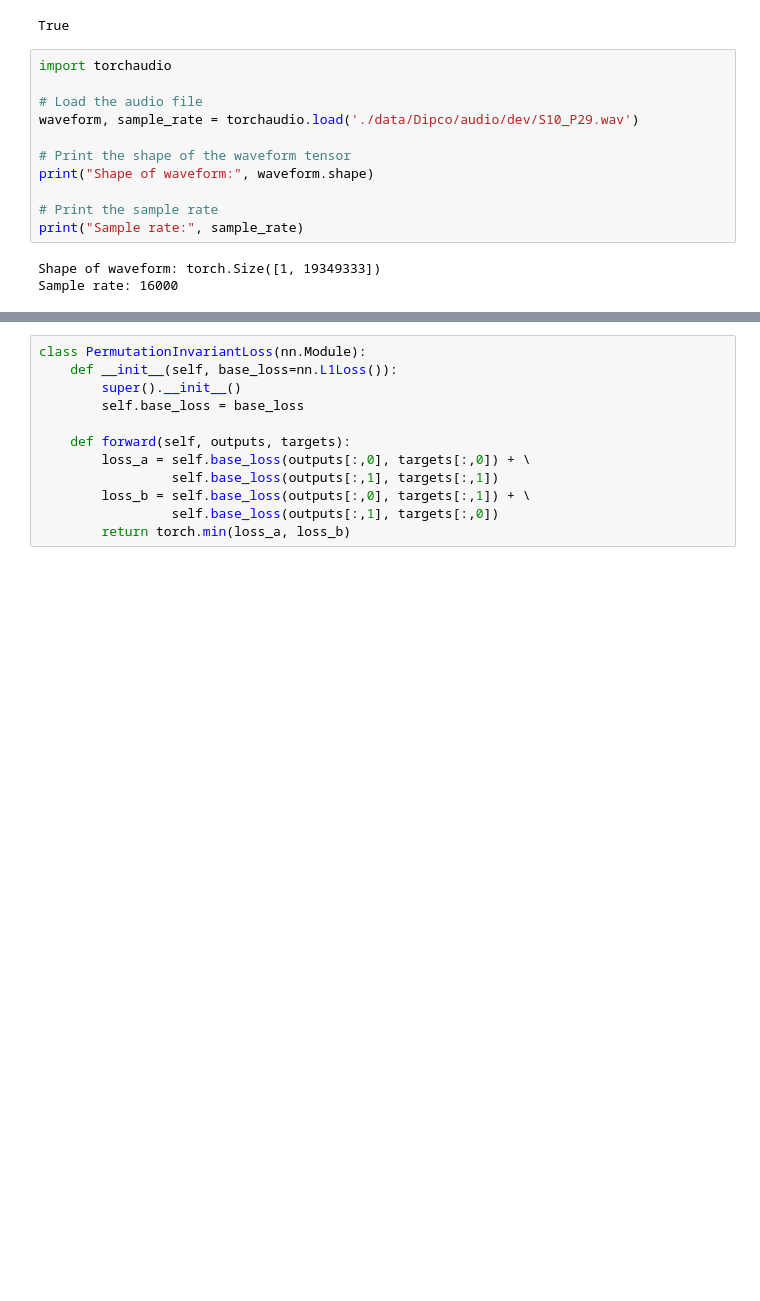
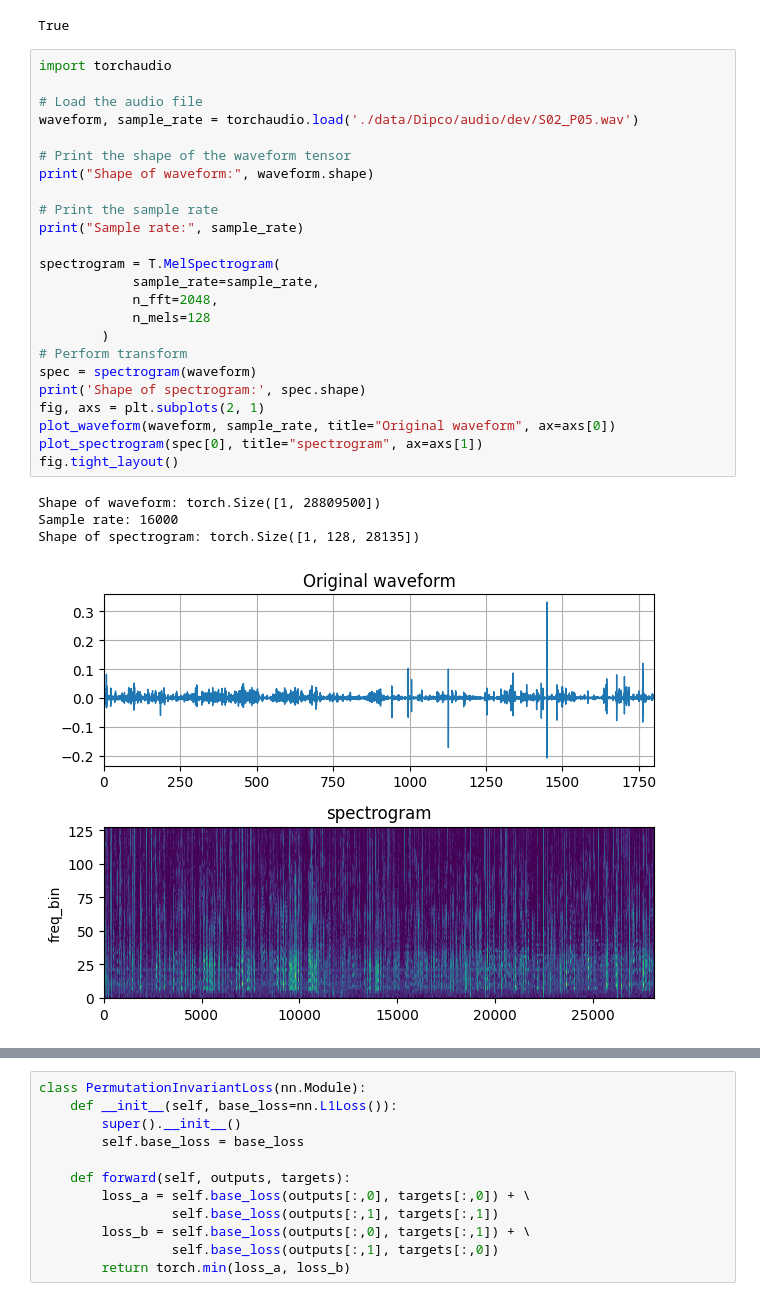
Before and after one commit to A-Chaudhary/kan_cocktail_party, a Jupyter notebook: KAN_cocktail.ipynb, the cells around one changed output, grey strips where cells are left out. Saved outputs shown, nothing was run; the diff lists cells and outputs as text; blank space fills up the shorter version.

```diff
--- a/KAN_cocktail.ipynb
+++ b/KAN_cocktail.ipynb
@@ -21,14 +73,29 @@ True
 # %%
 import torchaudio
 
 # Load the audio file
-waveform, sample_rate = torchaudio.load('./data/Dipco/audio/dev/S10_P29.wav')
+waveform, sample_rate = torchaudio.load('./data/Dipco/audio/dev/S02_P05.wav')
 
 # Print the shape of the waveform tensor
 print("Shape of waveform:", waveform.shape)
 
 # Print the sample rate
 print("Sample rate:", sample_rate)
+
+spectrogram = T.MelSpectrogram(
+            sample_rate=sample_rate,
+            n_fft=2048,
+            n_mels=128
+        )
+# Perform transform
+spec = spectrogram(waveform)
+print('Shape of spectrogram:', spec.shape)
+fig, axs = plt.subplots(2, 1)
+plot_waveform(waveform, sample_rate, title="Original waveform", ax=axs[0])
+plot_spectrogram(spec[0], title="spectrogram", ax=axs[1])
+fig.tight_layout()
 # %% [output]
-Shape of waveform: torch.Size([1, 19349333])
+Shape of waveform: torch.Size([1, 28809500])
 Sample rate: 16000
+Shape of spectrogram: torch.Size([1, 128, 28135])
+[figure, added]
```
Also changed, not shown: parts of 30 cells of this notebook, 7 other files.
